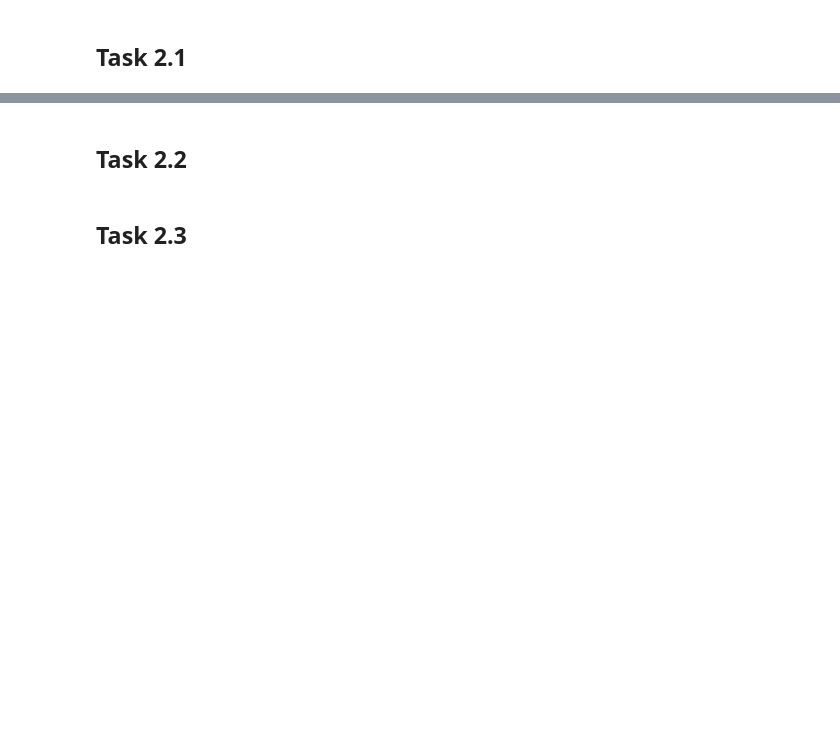
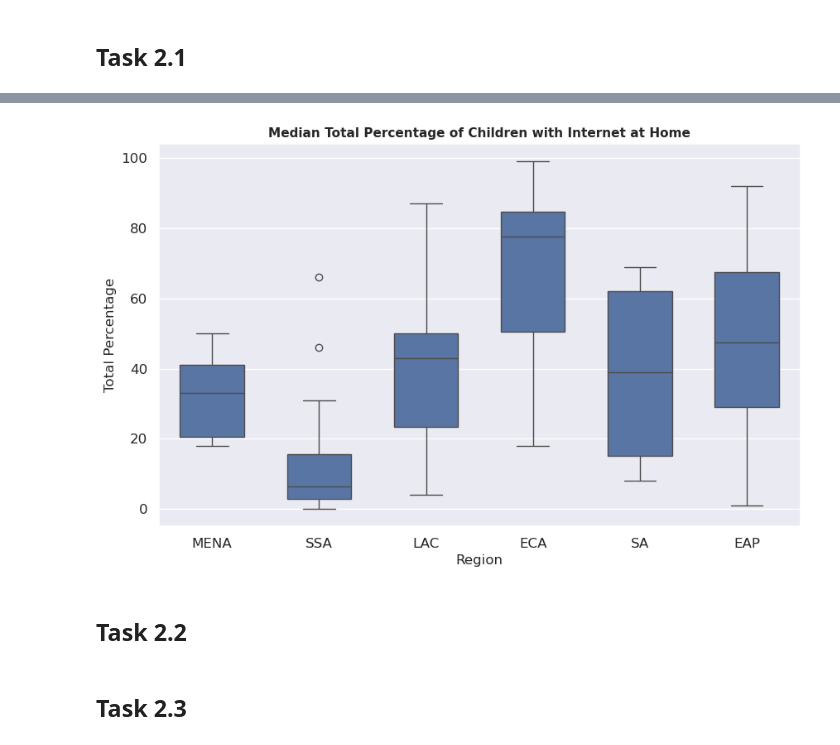
Before and after one commit to LordStarkie/Data-Science-A1, a Jupyter notebook: S3902159-A1code.ipynb, the cells around one changed output, grey strips where cells are left out. Drawn from its saved outputs; the diff is of its cells as text; code cells hidden in the pictures; blank space fills up the shorter version.

Commit message:
2.1 boxplot

```diff
--- a/S3902159-A1code.ipynb
+++ b/S3902159-A1code.ipynb
@@ -246,4 +258,4 @@ df.to_csv("S3902159-cleaned-A1data.csv")
 # Task 2: Data Exploration
 # %%
 # cleaned csv to dataframe
-df = pd.read_csv("A1data.csv")
+cleaned_df = pd.read_csv("S3902159-cleaned-A1data.csv")
@@ -254,3 +299,21 @@ df = pd.read_csv("A1data.csv")
+# %%
+# make boxplot
+sns.set_theme(style="darkgrid")
+
+plt.figure(figsize=(10, 6))  # You can adjust the figure size as needed
+median_total_boxplot = sns.boxplot(x="Region", y="Total", data=cleaned_df, width=0.6)
+
+# title and text sizes
+median_total_boxplot.set_title("Median Total Percentage of Children with Internet at Home", fontsize=11, fontweight='bold')
+median_total_boxplot.set_xlabel("Region", fontsize=12)
+median_total_boxplot.set_ylabel("Total Percentage", fontsize=12)
+median_total_boxplot.tick_params(axis='x', labelsize=12)
+median_total_boxplot.tick_params(axis='y', labelsize=12)
+
+# show boxplot
+plt.show()
+# %% [output]
+[figure, added]
 # %% [markdown]
 ## Task 2.2
 # %%
```
Also changed, not shown: parts of 12 cells of this notebook, 1 other file.
